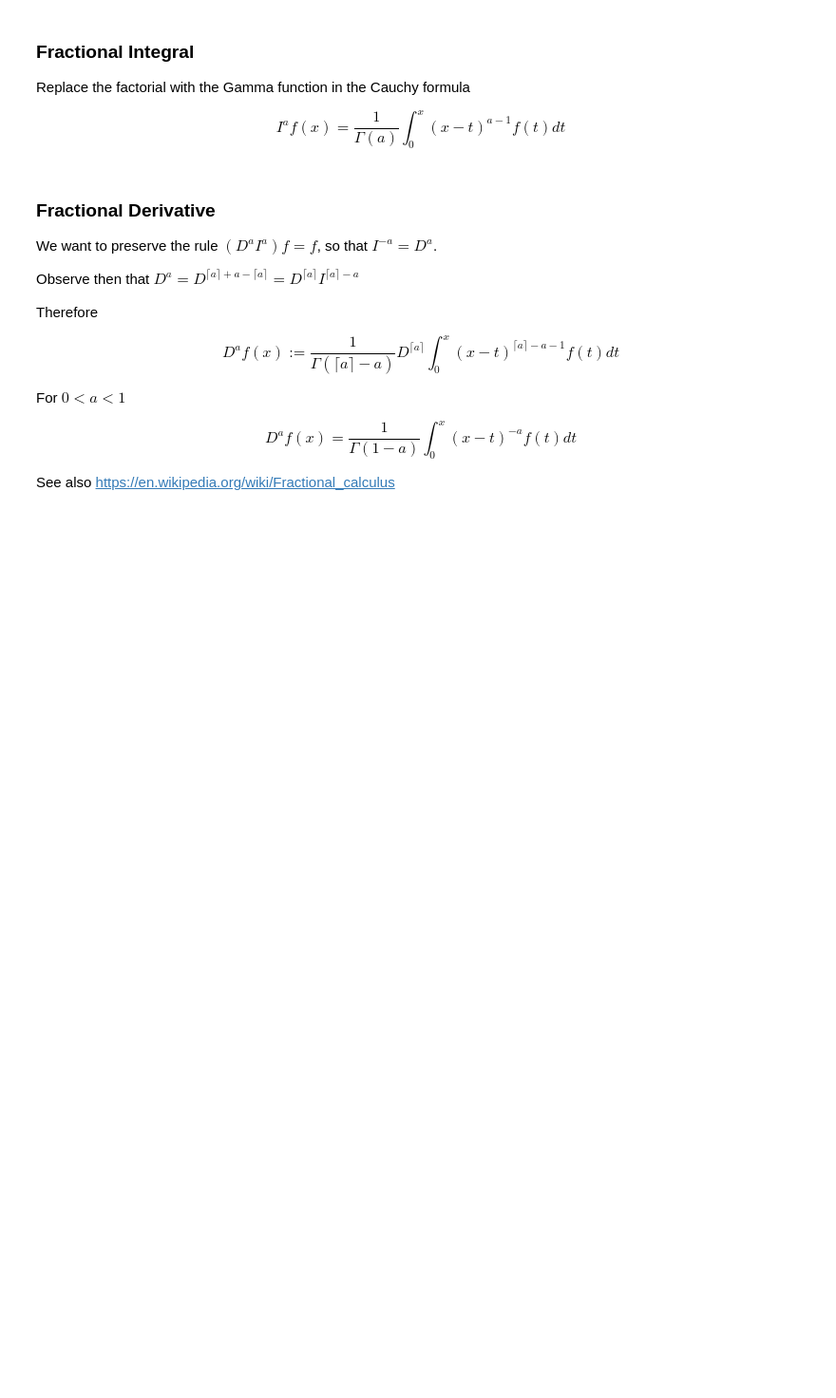
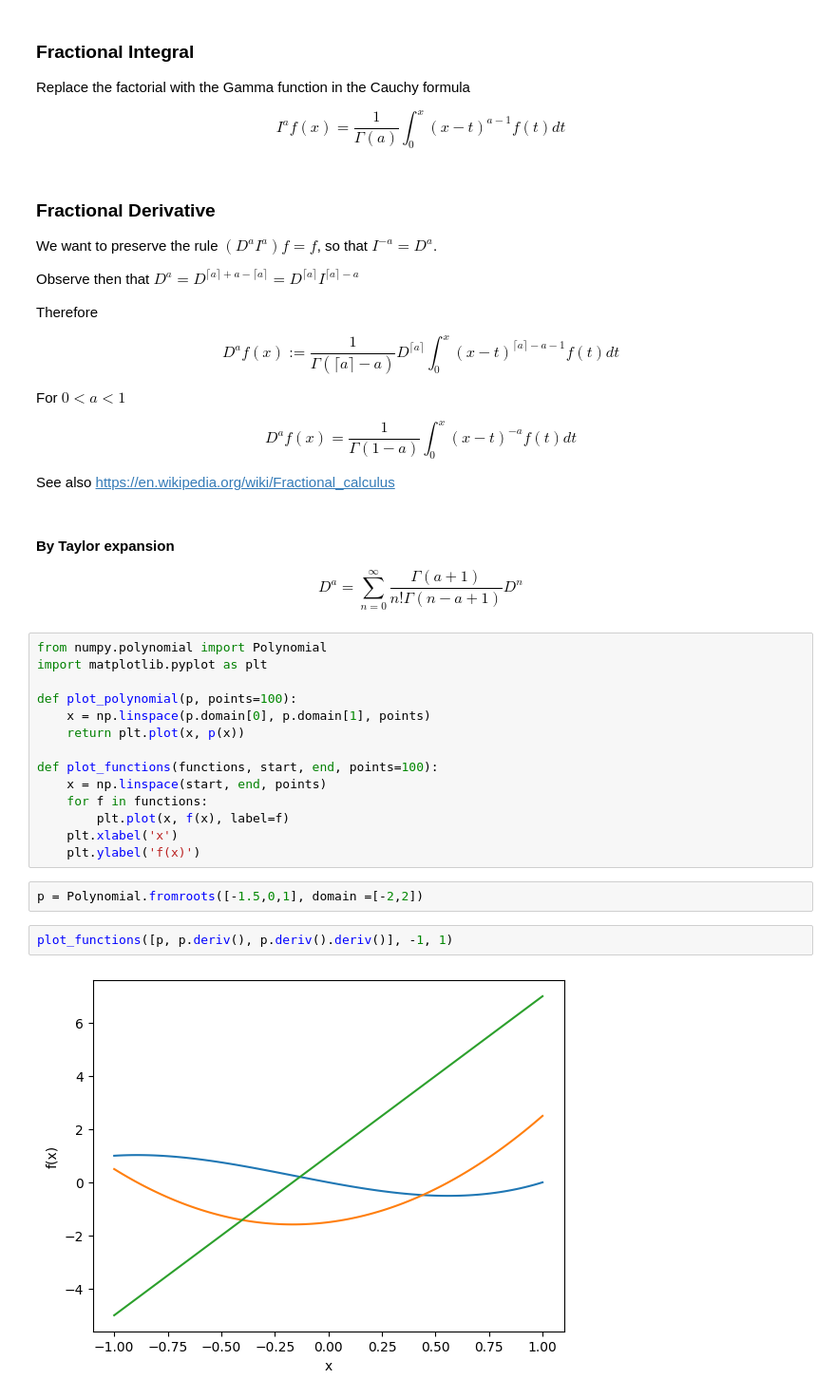
Before and after one commit to algorythmist/computational-physics, a Jupyter notebook: fractional-calculus.ipynb, the cells around one changed output. Shown at 95% size. Drawn from its saved outputs; the diff is of its cells as text; blank space fills up the shorter version.

```diff
--- a/fractional-calculus.ipynb
+++ b/fractional-calculus.ipynb
@@ -80,3 +80,29 @@ $$
 
 
 See also https://en.wikipedia.org/wiki/Fractional_calculus
+# %% [markdown]
+#### By Taylor expansion
+
+$$
+D^a = \sum_{n=0}^{\infty}\frac{\Gamma(a+1)}{n!\Gamma(n-a+1)}D^n
+$$
+# %%
+from numpy.polynomial import Polynomial
+import matplotlib.pyplot as plt
+
+def plot_polynomial(p, points=100):
+    x = np.linspace(p.domain[0], p.domain[1], points)
+    return plt.plot(x, p(x))
+
+def plot_functions(functions, start, end, points=100):
+    x = np.linspace(start, end, points)
+    for f in functions:
+        plt.plot(x, f(x), label=f)
+    plt.xlabel('x')
+    plt.ylabel('f(x)')
+# %%
+p = Polynomial.fromroots([-1.5,0,1], domain =[-2,2])
+# %%
+plot_functions([p, p.deriv(), p.deriv().deriv()], -1, 1)
+# %% [output]
+[figure, added]
```
Also changed, not shown: parts of 7 cells of this notebook, 4 other files.
